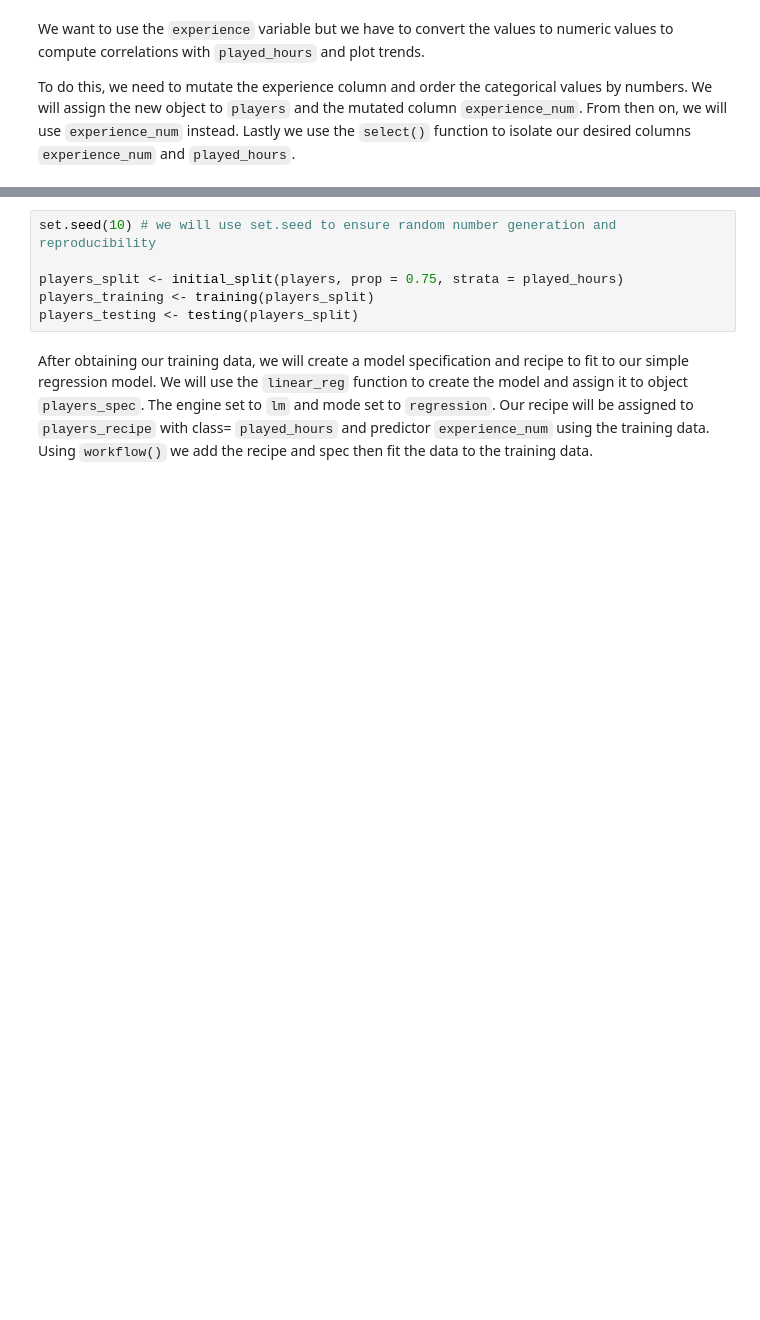
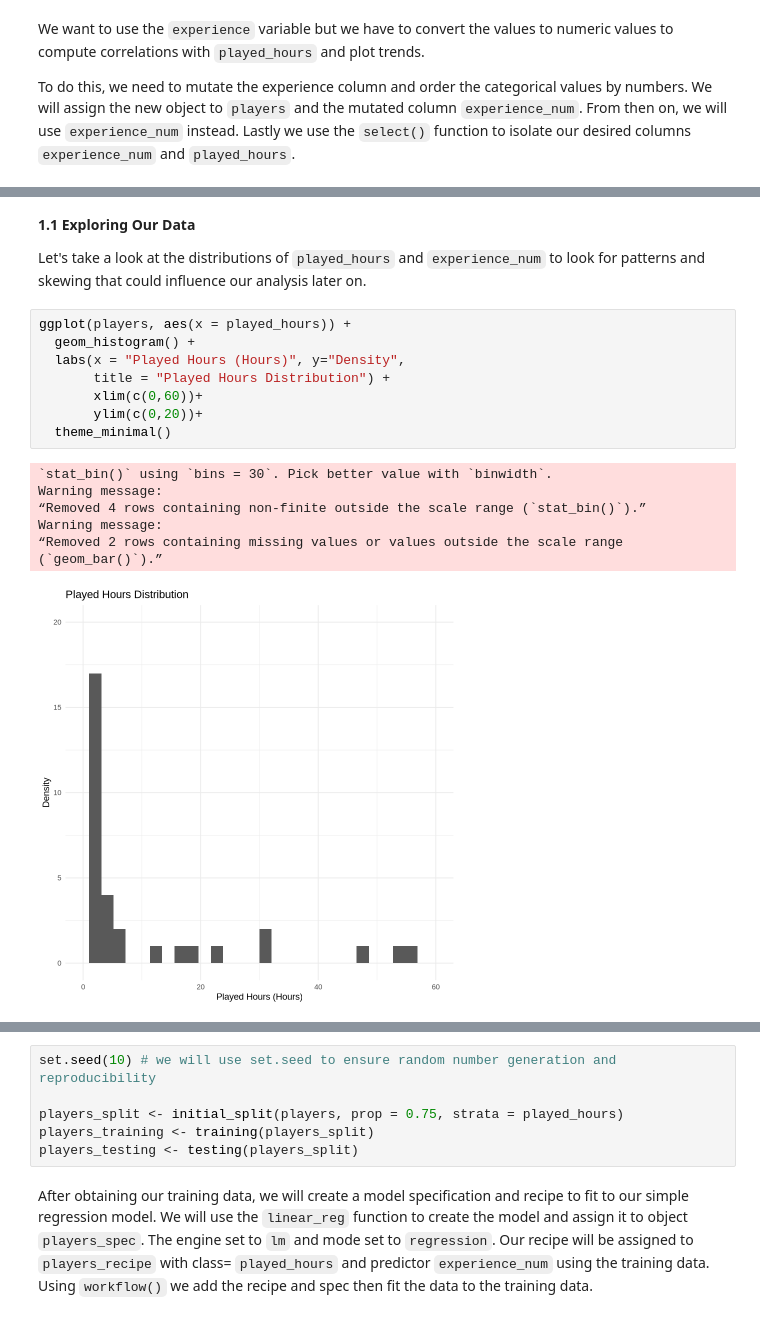
Before and after one commit to bonniechow19/minecraft_project, a Jupyter notebook: minecraft_project.ipynb, the cells around one changed output, grey strips where cells are left out. Drawn from its saved outputs; the diff is of its cells as text; blank space fills up the shorter version.

```diff
--- a/minecraft_project.ipynb
+++ b/minecraft_project.ipynb
@@ -112,3 +113,23 @@ A tibble: 196 × 2
 | 2 | 0.0 |
 | 2 | 2.3 |
 | 4 | 0.2 |
+# %% [markdown]
+**1.1 Exploring Our Data**
+
+Let's take a look at the distributions of `played_hours` and `experience_num` to look for patterns and skewing that could influence our analysis later on.
+# %%
+ggplot(players, aes(x = played_hours)) +
+  geom_histogram() +
+  labs(x = "Played Hours (Hours)", y="Density",
+       title = "Played Hours Distribution") +
+       xlim(c(0,60))+
+       ylim(c(0,20))+
+  theme_minimal()
+# %% [output]
+`stat_bin()` using `bins = 30`. Pick better value with `binwidth`.
+Warning message:
+“Removed 4 rows containing non-finite outside the scale range (`stat_bin()`).”
+Warning message:
+“Removed 2 rows containing missing values or values outside the scale range
+(`geom_bar()`).”
+[figure, added]
```
Also changed, not shown: parts of 20 cells of this notebook.
